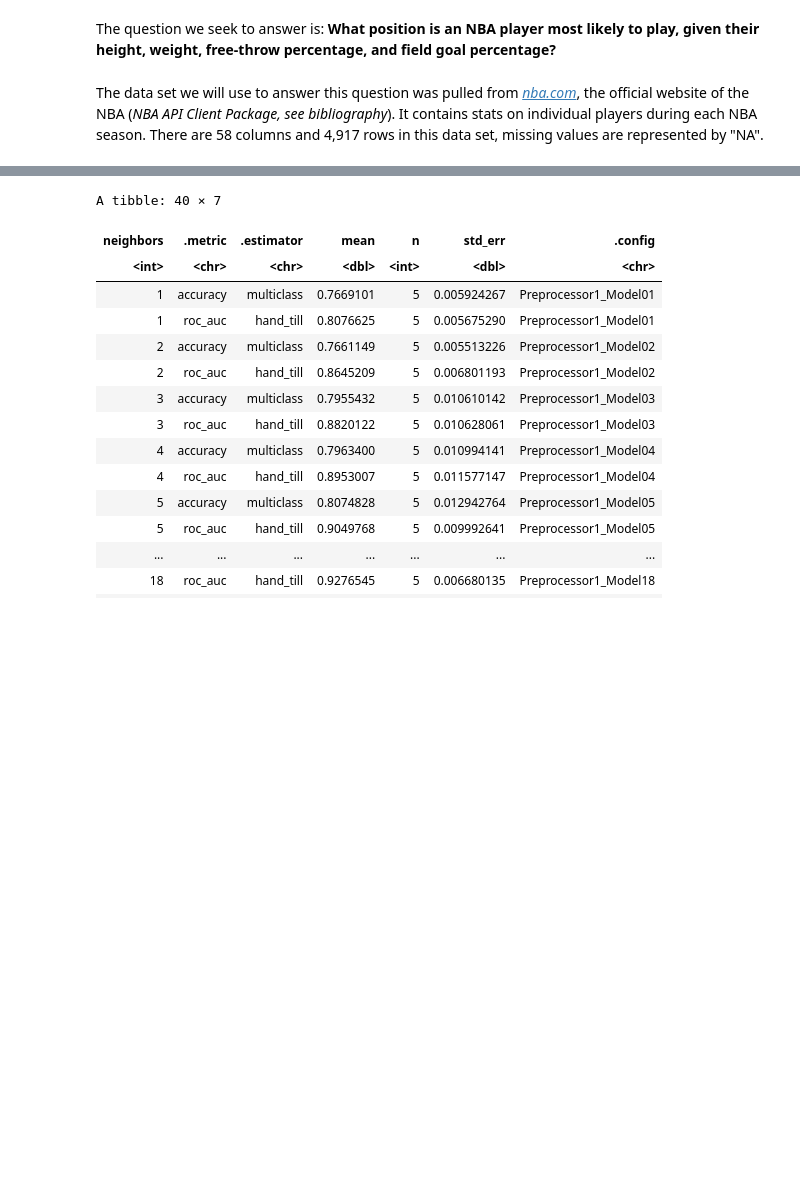
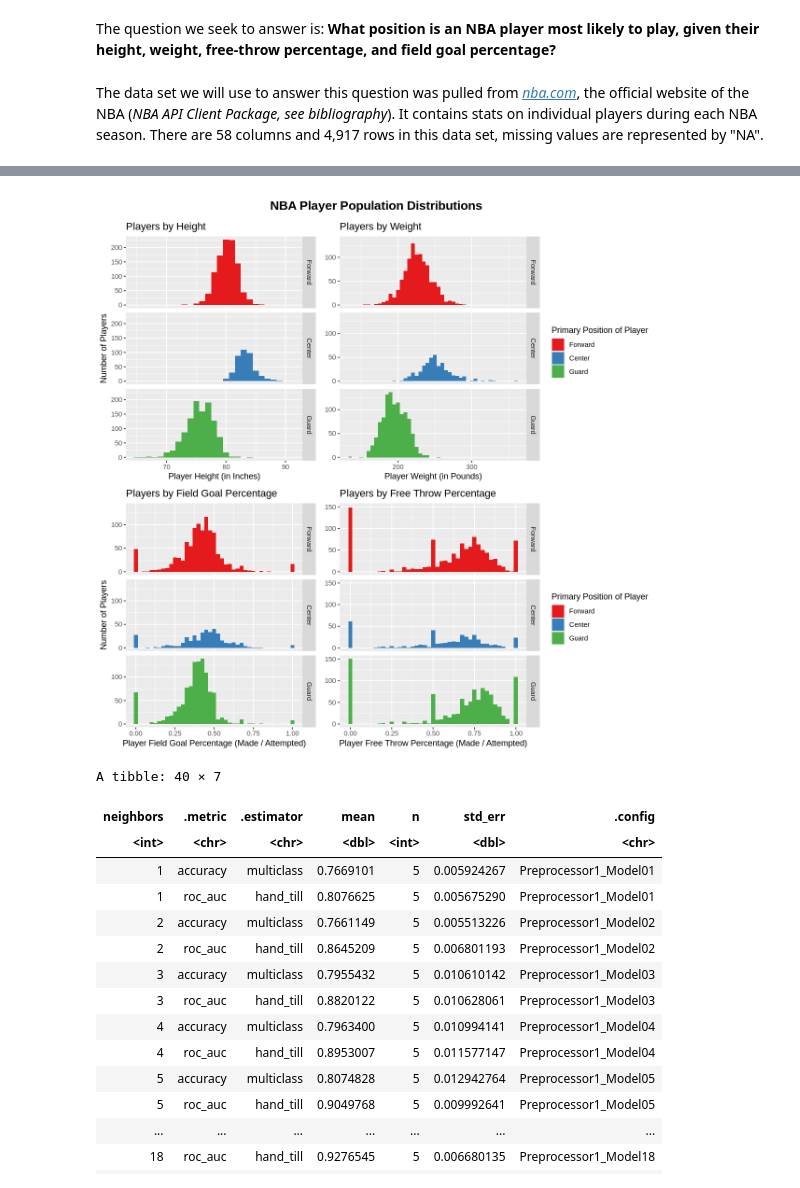
Before and after one commit to jakobsereda/nba-classifier, a Jupyter notebook: notebooks/report-notebook.ipynb, the cells around one changed output, grey strips where cells are left out. Cells and saved outputs as stored; diff of their text form; code cells hidden in the pictures; blank space fills up the shorter version.

```diff
--- a/notebooks/report-notebook.ipynb
+++ b/notebooks/report-notebook.ipynb
@@ -93,3 +136,17 @@ A tibble: 3 × 14
+# %%
+plot_grid(
+    textGrob("NBA Player Population Distributions", gp=gpar(fontface="bold", fontsize=16)),
+    plot_grid(
+        nba_plot_height, nba_plot_weight + theme(legend.position = 'none'), legend1,
+        nba_plot_fg_pct, nba_plot_ft_pct + theme(legend.position = 'none'), legend2,
+        ncol = 3,
+        rel_widths = c(1, 1, 0.5)
+    ),
+    ncol = 1,
+    rel_heights = c(0.05, 1)
+)
+# %% [output]
+[figure, added]
 # %%
 set.seed(2024)
 
```
Also changed, not shown: parts of 3 cells of this notebook.
